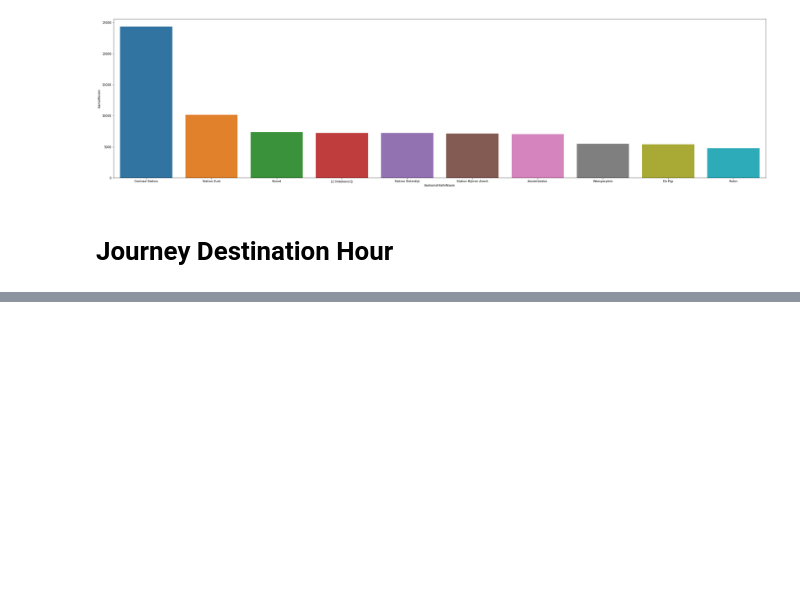
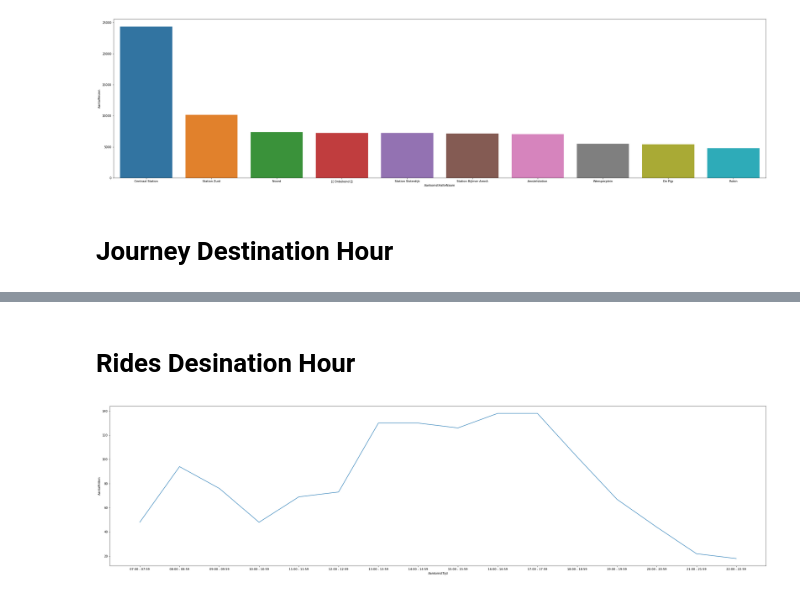
Before and after one commit to lotteph/DSP, a Jupyter notebook: GVBSAM.ipynb, the cells around one changed output, grey strips where cells are left out. Cells and saved outputs as stored; diff of their text form; code cells hidden in the pictures; blank space fills up the shorter version.

```diff
--- a/GVBSAM.ipynb
+++ b/GVBSAM.ipynb
@@ -143,0 +169,19 @@ array(['1/20/2020 12:00:00 AM', '1/21/2020 12:00:00 AM',
+# %% [markdown]
+# Rides Desination Hour
+# %%
+# Drop NaN values and set date to datetime type and rename column
+Ride_Destination_Hour_Cleaned = Ride_Destination_Hour.dropna()
+Ride_Destination_Hour_Cleaned['Datum'] = pd.to_datetime(Ride_Destination_Hour_Cleaned['Datum'])
+Ride_Destination_Hour_Cleaned.rename(columns={"UurgroepOmschrijving (van aankomst)": "AankomstTijd"}, inplace=True)
+
+# Get Journey per station per hour
+Rides_Per_Station_Per_Hour = Ride_Destination_Hour_Cleaned.groupby(['Datum', 'AankomstHalteNaam', 'AankomstTijd']).agg({'AankomstLat':'mean', 'AankomstLon':'mean','AantalRitten':'sum'})
+
+# Take 2020-09-21 data and station J.P. Heijestraat (very close to Vondelpark) as example
+Rides_Per_Station_Per_Hour_2020_09_21_plot = Rides_Per_Station_Per_Hour.loc['2020-09-21', 'J.P. Heijestraat'].reset_index()
+
+# Plot amount of journey arrivals per day
+plt.figure(figsize=(40,10))
+sns.lineplot(x="AankomstTijd", y="AantalRitten", data=Rides_Per_Station_Per_Hour_2020_09_21_plot);
+# %% [output]
+[figure, added]
```
Also changed, not shown: parts of 15 cells of this notebook.
